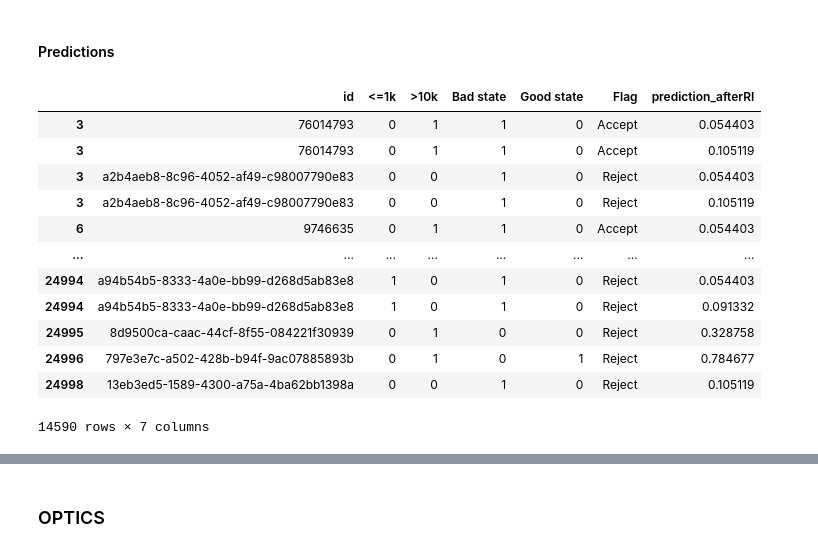
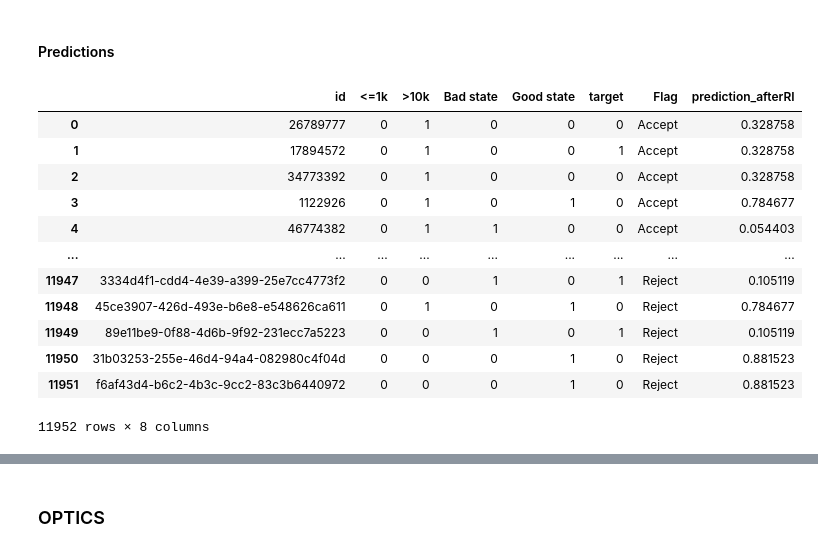
Before and after one commit to AnnaMariaAngelova/Reject_Inference, a Jupyter notebook: RI.ipynb, the cells around one changed output, grey strips where cells are left out. Drawn from its saved outputs; the diff is of its cells as text; code cells hidden in the pictures.

Commit message:
Fix indexing in test new and add Population Flow file

```diff
--- a/RI.ipynb
+++ b/RI.ipynb
@@ -774,3 +774,5 @@ test_new.shape  # As expected
 # %% [output]
 (11952, 7)
 [interactive output not drawn]
+# %%
+test_new = test_new.reset_index(drop=True)
@@ -786,30 +790,30 @@ y_test_new = test_new.loc[:, train_new.columns == "target"]
 # %%
 # Join predictions with test new
 test_new_pred = logreg.predict_proba(X_test_new3)[:, 1]
 pred_test_df = pd.DataFrame(
-    data=test_new_pred, columns=["prediction_afterRI"], index=X_test_new.index.copy()
+    data=test_new_pred, columns=["prediction_afterRI"], index=test_new.index.copy()
 )
 pred_test = pd.merge(
-    X_test_new,
+    test_new,
     pred_test_df[["prediction_afterRI"]],
     how="inner",
     left_index=True,
     right_index=True,
 )
 # pred_test1.dropna(subset=["prediction_beforeRI"], inplace=True)
 pred_test
 # %% [output]
-|  | id | <=1k | >10k | Bad state | Good state | Flag | prediction_afterRI |
-| 3 | 76014793 | 0 | 1 | 1 | 0 | Accept | 0.054403 |
-| 3 | 76014793 | 0 | 1 | 1 | 0 | Accept | 0.105119 |
-| 3 | a2b4aeb8-8c96-4052-af49-c98007790e83 | 0 | 0 | 1 | 0 | Reject | 0.054403 |
-| 3 | a2b4aeb8-8c96-4052-af49-c98007790e83 | 0 | 0 | 1 | 0 | Reject | 0.105119 |
-| 6 | 9746635 | 0 | 1 | 1 | 0 | Accept | 0.054403 |
-| ... | ... | ... | ... | ... | ... | ... | ... |
-| 24994 | a94b54b5-8333-4a0e-bb99-d268d5ab83e8 | 1 | 0 | 1 | 0 | Reject | 0.054403 |
-| 24994 | a94b54b5-8333-4a0e-bb99-d268d5ab83e8 | 1 | 0 | 1 | 0 | Reject | 0.091332 |
-| 24995 | 8d9500ca-caac-44cf-8f55-084221f30939 | 0 | 1 | 0 | 0 | Reject | 0.328758 |
-| 24996 | 797e3e7c-a502-428b-b94f-9ac07885893b | 0 | 1 | 0 | 1 | Reject | 0.784677 |
-| 24998 | 13eb3ed5-1589-4300-a75a-4ba62bb1398a | 0 | 0 | 1 | 0 | Reject | 0.105119 |
+|  | id | <=1k | >10k | Bad state | Good state | target | Flag | prediction_afterRI |
+| 0 | 26789777 | 0 | 1 | 0 | 0 | 0 | Accept | 0.328758 |
+| 1 | 17894572 | 0 | 1 | 0 | 0 | 1 | Accept | 0.328758 |
+| 2 | 34773392 | 0 | 1 | 0 | 0 | 0 | Accept | 0.328758 |
+| 3 | 1122926 | 0 | 1 | 0 | 1 | 0 | Accept | 0.784677 |
+| 4 | 46774382 | 0 | 1 | 1 | 0 | 0 | Accept | 0.054403 |
+| ... | ... | ... | ... | ... | ... | ... | ... | ... |
+| 11947 | 3334d4f1-cdd4-4e39-a399-25e7cc4773f2 | 0 | 0 | 1 | 0 | 1 | Reject | 0.105119 |
+| 11948 | 45ce3907-426d-493e-b6e8-e548626ca611 | 0 | 1 | 0 | 1 | 0 | Reject | 0.784677 |
+| 11949 | 89e11be9-0f88-4d6b-9f92-231ecc7a5223 | 0 | 0 | 1 | 0 | 1 | Reject | 0.105119 |
+| 11950 | 31b03253-255e-46d4-94a4-082980c4f04d | 0 | 0 | 0 | 1 | 0 | Reject | 0.881523 |
+| 11951 | f6af43d4-b6c2-4b3c-9cc2-83c3b6440972 | 0 | 0 | 0 | 1 | 0 | Reject | 0.881523 |
-14590 rows × 7 columns
+11952 rows × 8 columns
 [interactive output not drawn]
```
Also changed, not shown: parts of 3 cells of this notebook, 1 other file.
